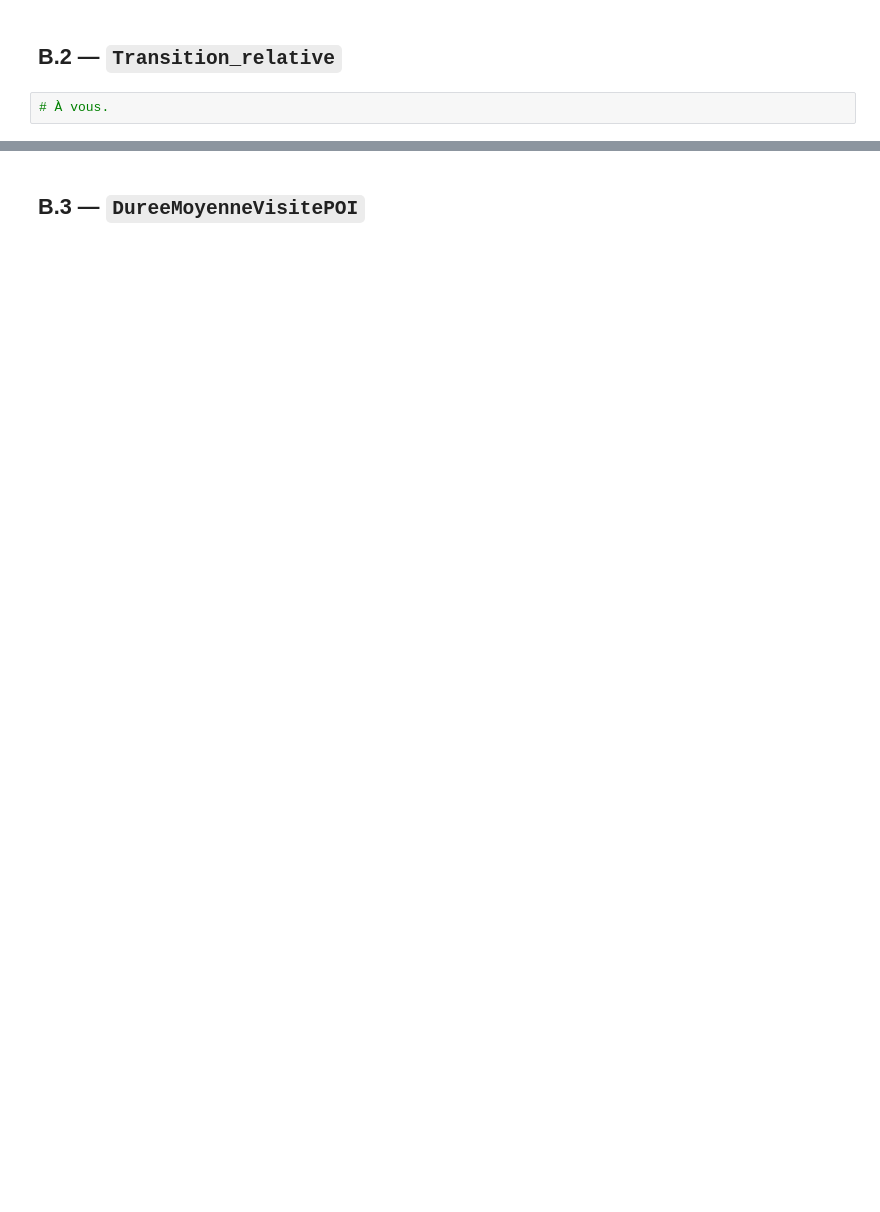
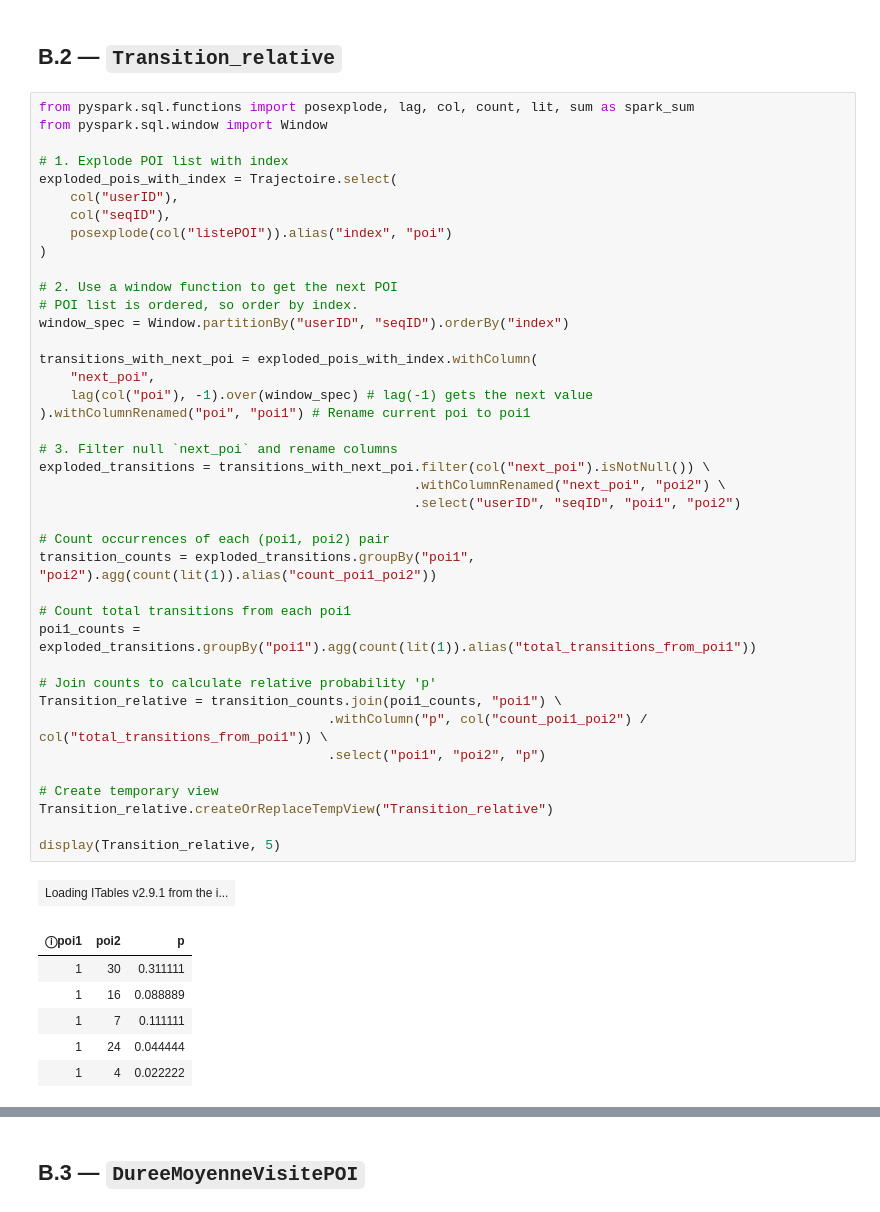
Before and after one commit to cwilson-su/Large-Scale-Data-Analytics-Labs, a Jupyter notebook: LAB1_2026_chaines_de_traitement_ENONCE.ipynb, the cells around one changed output, grey strips where cells are left out. Saved outputs shown, nothing was run; the diff lists cells and outputs as text; blank space fills up the shorter version.

```diff
--- a/LAB1_2026_chaines_de_traitement_ENONCE.ipynb
+++ b/LAB1_2026_chaines_de_traitement_ENONCE.ipynb
@@ -574,7 +642,53 @@ verifier_trajectoire()
 # %% [markdown]
 ## B.2 — `Transition_relative`
-# %%
-# À vous.
+# %%
+from pyspark.sql.functions import posexplode, lag, col, count, lit, sum as spark_sum
+from pyspark.sql.window import Window
+
+# 1. Explode POI list with index
+exploded_pois_with_index = Trajectoire.select(
+    col("userID"),
+    col("seqID"),
+    posexplode(col("listePOI")).alias("index", "poi")
+)
+
+# 2. Use a window function to get the next POI
+# POI list is ordered, so order by index.
+window_spec = Window.partitionBy("userID", "seqID").orderBy("index")
+
+transitions_with_next_poi = exploded_pois_with_index.withColumn(
+    "next_poi",
+    lag(col("poi"), -1).over(window_spec) # lag(-1) gets the next value
+).withColumnRenamed("poi", "poi1") # Rename current poi to poi1
+
+# 3. Filter null `next_poi` and rename columns
+exploded_transitions = transitions_with_next_poi.filter(col("next_poi").isNotNull()) \
+                                                .withColumnRenamed("next_poi", "poi2") \
+                                                .select("userID", "seqID", "poi1", "poi2")
+
+# Count occurrences of each (poi1, poi2) pair
+transition_counts = exploded_transitions.groupBy("poi1", "poi2").agg(count(lit(1)).alias("count_poi1_poi2"))
+
+# Count total transitions from each poi1
+poi1_counts = exploded_transitions.groupBy("poi1").agg(count(lit(1)).alias("total_transitions_from_poi1"))
+
+# Join counts to calculate relative probability 'p'
+Transition_relative = transition_counts.join(poi1_counts, "poi1") \
+                                     .withColumn("p", col("count_poi1_poi2") / col("total_transitions_from_poi1")) \
+                                     .select("poi1", "poi2", "p")
+
+# Create temporary view
+Transition_relative.createOrReplaceTempView("Transition_relative")
+
+display(Transition_relative, 5)
+# %% [output]
+| Loading ITables v2.9.1 from the i... |
+| ⓘpoi1 | poi2 | p |
+| 1 | 30 | 0.311111 |
+| 1 | 16 | 0.088889 |
+| 1 | 7 | 0.111111 |
+| 1 | 24 | 0.044444 |
+| 1 | 4 | 0.022222 |
 # %%
 def verifier_transitions(nom="Transition_relative"):
     try:
```
Also changed, not shown: parts of 18 cells of this notebook.
